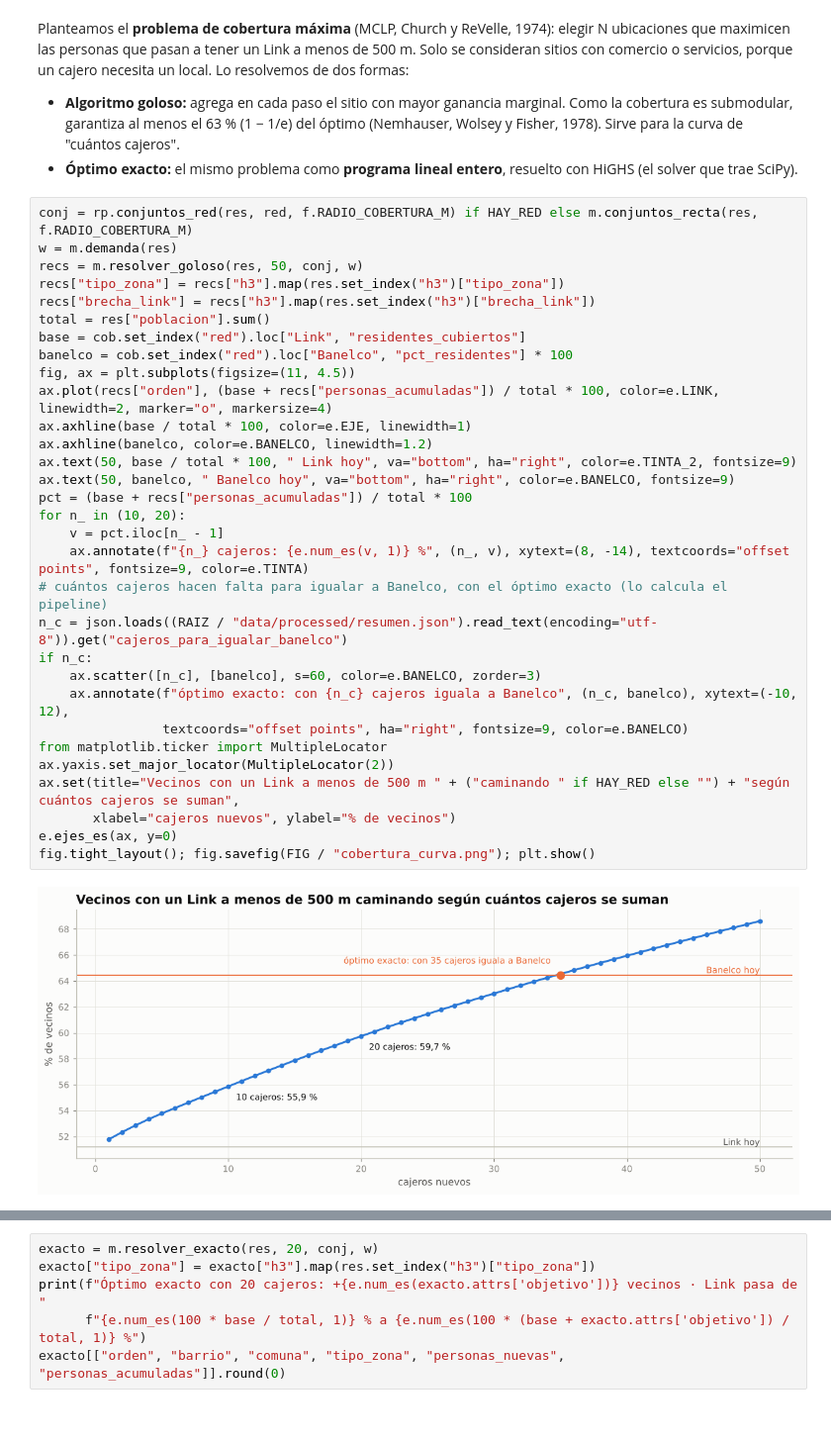
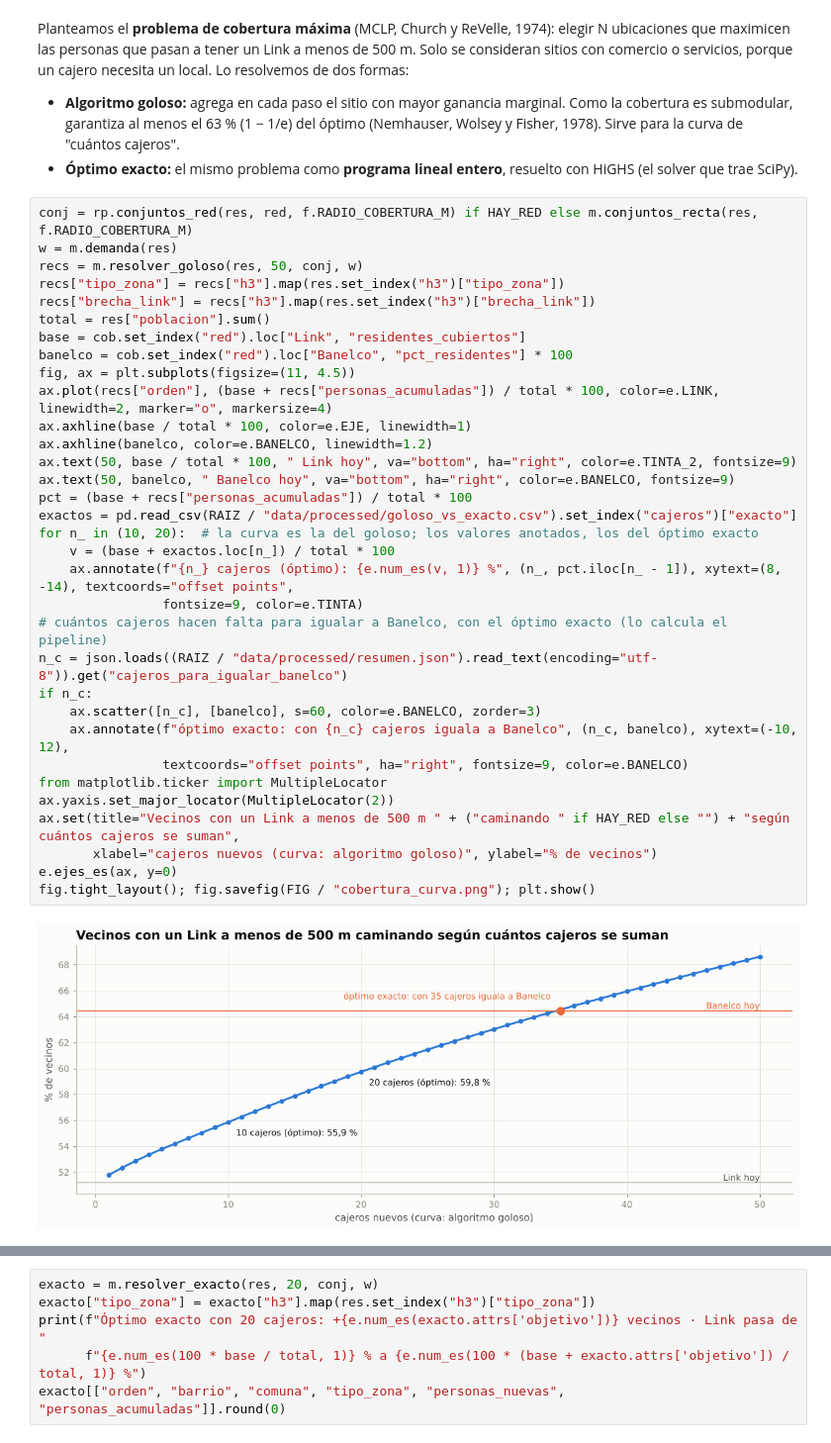
Before and after one commit to ValentinoDiaz0509/CienciaDeDatos, a Jupyter notebook: notebooks/02_modelos.ipynb, the cells around one changed output, grey strips where cells are left out. Shown at 99% size. Saved outputs shown, nothing was run; the diff lists cells and outputs as text.

Commit message:
Curva de cobertura: valores anotados del óptimo exacto
Co-Authored-By: Claude Opus 5.5 <noreply@anthropic.com>
Claude-Session: https://claude.ai/code/session_01WyjGgF4gfaTmdyhUMXG1MV

```diff
--- a/notebooks/02_modelos.ipynb
+++ b/notebooks/02_modelos.ipynb
@@ -369,36 +369,38 @@ necesita un local. Lo resolvemos de dos formas:
 # %%
 conj = rp.conjuntos_red(res, red, f.RADIO_COBERTURA_M) if HAY_RED else m.conjuntos_recta(res, f.RADIO_COBERTURA_M)
 w = m.demanda(res)
 recs = m.resolver_goloso(res, 50, conj, w)
 recs["tipo_zona"] = recs["h3"].map(res.set_index("h3")["tipo_zona"])
 recs["brecha_link"] = recs["h3"].map(res.set_index("h3")["brecha_link"])
 total = res["poblacion"].sum()
 base = cob.set_index("red").loc["Link", "residentes_cubiertos"]
 banelco = cob.set_index("red").loc["Banelco", "pct_residentes"] * 100
 fig, ax = plt.subplots(figsize=(11, 4.5))
 ax.plot(recs["orden"], (base + recs["personas_acumuladas"]) / total * 100, color=e.LINK, linewidth=2, marker="o", markersize=4)
 ax.axhline(base / total * 100, color=e.EJE, linewidth=1)
 ax.axhline(banelco, color=e.BANELCO, linewidth=1.2)
 ax.text(50, base / total * 100, " Link hoy", va="bottom", ha="right", color=e.TINTA_2, fontsize=9)
 ax.text(50, banelco, " Banelco hoy", va="bottom", ha="right", color=e.BANELCO, fontsize=9)
 pct = (base + recs["personas_acumuladas"]) / total * 100
-for n_ in (10, 20):
-    v = pct.iloc[n_ - 1]
-    ax.annotate(f"{n_} cajeros: {e.num_es(v, 1)} %", (n_, v), xytext=(8, -14), textcoords="offset points", fontsize=9, color=e.TINTA)
+exactos = pd.read_csv(RAIZ / "data/processed/goloso_vs_exacto.csv").set_index("cajeros")["exacto"]
+for n_ in (10, 20):  # la curva es la del goloso; los valores anotados, los del óptimo exacto
+    v = (base + exactos.loc[n_]) / total * 100
+    ax.annotate(f"{n_} cajeros (óptimo): {e.num_es(v, 1)} %", (n_, pct.iloc[n_ - 1]), xytext=(8, -14), textcoords="offset points",
+                fontsize=9, color=e.TINTA)
 # cuántos cajeros hacen falta para igualar a Banelco, con el óptimo exacto (lo calcula el pipeline)
 n_c = json.loads((RAIZ / "data/processed/resumen.json").read_text(encoding="utf-8")).get("cajeros_para_igualar_banelco")
 if n_c:
     ax.scatter([n_c], [banelco], s=60, color=e.BANELCO, zorder=3)
     ax.annotate(f"óptimo exacto: con {n_c} cajeros iguala a Banelco", (n_c, banelco), xytext=(-10, 12),
                 textcoords="offset points", ha="right", fontsize=9, color=e.BANELCO)
 from matplotlib.ticker import MultipleLocator
 ax.yaxis.set_major_locator(MultipleLocator(2))
 ax.set(title="Vecinos con un Link a menos de 500 m " + ("caminando " if HAY_RED else "") + "según cuántos cajeros se suman",
-       xlabel="cajeros nuevos", ylabel="% de vecinos")
+       xlabel="cajeros nuevos (curva: algoritmo goloso)", ylabel="% de vecinos")
 e.ejes_es(ax, y=0)
 fig.tight_layout(); fig.savefig(FIG / "cobertura_curva.png"); plt.show()
 # %% [output]
-[figure, old version]
+[figure, new version]
 # %%
 comp = m.comparar_goloso_exacto(res, conj, w)
 comp[["cajeros", "goloso", "exacto", "diferencia_pct", "sitios_en_comun", "seg_exacto"]].round(2)
```
Also changed, not shown: parts of 1 cell of this notebook, 2 other files.
